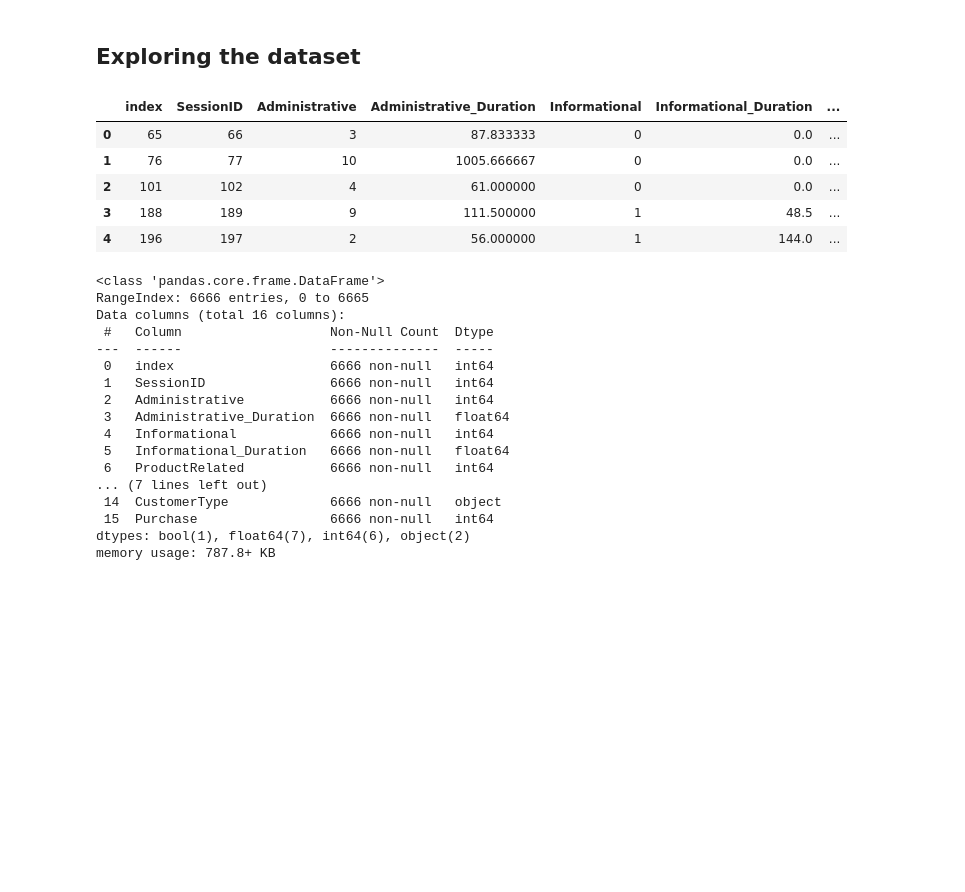
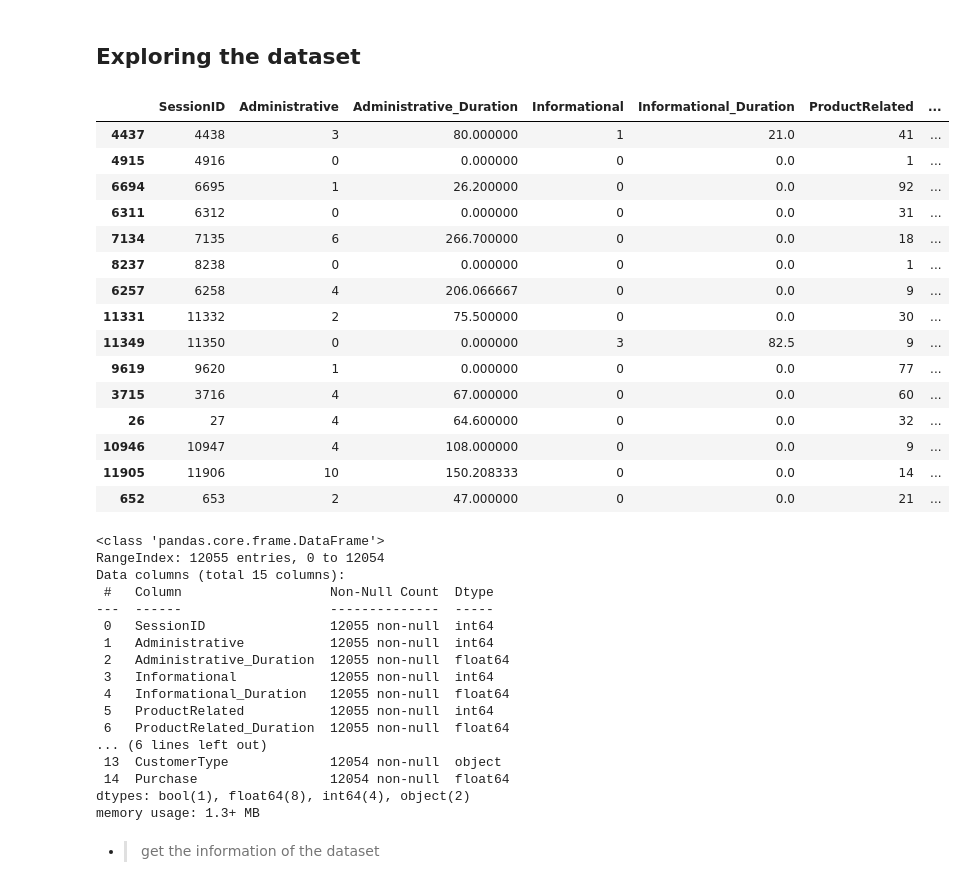
Before and after one commit to faris-agour/Predicting-Customer-Purchase, a Jupyter notebook: project.ipynb, the cells around one changed output. Cells and saved outputs as stored; diff of their text form; code cells hidden in the pictures; blank space fills up the shorter version.

Commit message:
feat: explore and clean the data

```diff
--- a/project.ipynb
+++ b/project.ipynb
@@ -6,35 +6,47 @@ import seaborn as sns
 # %% [markdown]
 ## Importing the dataset
 # %%
-df = pd.read_csv("CustomerPurchase.csv")
+df = pd.read_csv("online_shopping_session_data.csv")
 # %% [markdown]
 ## Exploring the dataset
 # %%
-df.head()
+df.sample(15)
 # %% [output]
-|  | index | SessionID | Administrative | Administrative_Duration | Informational | Informational_Duration | ... |
-| 0 | 65 | 66 | 3 | 87.833333 | 0 | 0.0 | ... |
-| 1 | 76 | 77 | 10 | 1005.666667 | 0 | 0.0 | ... |
-| 2 | 101 | 102 | 4 | 61.000000 | 0 | 0.0 | ... |
-| 3 | 188 | 189 | 9 | 111.500000 | 1 | 48.5 | ... |
-| 4 | 196 | 197 | 2 | 56.000000 | 1 | 144.0 | ... |
+|  | SessionID | Administrative | Administrative_Duration | Informational | Informational_Duration | ProductRelated | ... |
+| 4437 | 4438 | 3 | 80.000000 | 1 | 21.0 | 41 | ... |
+| 4915 | 4916 | 0 | 0.000000 | 0 | 0.0 | 1 | ... |
+| 6694 | 6695 | 1 | 26.200000 | 0 | 0.0 | 92 | ... |
+| 6311 | 6312 | 0 | 0.000000 | 0 | 0.0 | 31 | ... |
+| 7134 | 7135 | 6 | 266.700000 | 0 | 0.0 | 18 | ... |
+| 8237 | 8238 | 0 | 0.000000 | 0 | 0.0 | 1 | ... |
+| 6257 | 6258 | 4 | 206.066667 | 0 | 0.0 | 9 | ... |
+| 11331 | 11332 | 2 | 75.500000 | 0 | 0.0 | 30 | ... |
+| 11349 | 11350 | 0 | 0.000000 | 3 | 82.5 | 9 | ... |
+| 9619 | 9620 | 1 | 0.000000 | 0 | 0.0 | 77 | ... |
+| 3715 | 3716 | 4 | 67.000000 | 0 | 0.0 | 60 | ... |
+| 26 | 27 | 4 | 64.600000 | 0 | 0.0 | 32 | ... |
+| 10946 | 10947 | 4 | 108.000000 | 0 | 0.0 | 9 | ... |
+| 11905 | 11906 | 10 | 150.208333 | 0 | 0.0 | 14 | ... |
+| 652 | 653 | 2 | 47.000000 | 0 | 0.0 | 21 | ... |
 # %%
 df.info()
 # %% [output]
 <class 'pandas.core.frame.DataFrame'>
-RangeIndex: 6666 entries, 0 to 6665
-Data columns (total 16 columns):
+RangeIndex: 12055 entries, 0 to 12054
+Data columns (total 15 columns):
  #   Column                   Non-Null Count  Dtype
 ---  ------                   --------------  -----
- 0   index                    6666 non-null   int64
- 1   SessionID                6666 non-null   int64
- 2   Administrative           6666 non-null   int64
- 3   Administrative_Duration  6666 non-null   float64
- 4   Informational            6666 non-null   int64
- 5   Informational_Duration   6666 non-null   float64
- 6   ProductRelated           6666 non-null   int64
-... (7 lines left out)
- 14  CustomerType             6666 non-null   object
- 15  Purchase                 6666 non-null   int64
-dtypes: bool(1), float64(7), int64(6), object(2)
-memory usage: 787.8+ KB
+ 0   SessionID                12055 non-null  int64
+ 1   Administrative           12055 non-null  int64
+ 2   Administrative_Duration  12055 non-null  float64
+ 3   Informational            12055 non-null  int64
+ 4   Informational_Duration   12055 non-null  float64
+ 5   ProductRelated           12055 non-null  int64
+ 6   ProductRelated_Duration  12055 non-null  float64
+... (6 lines left out)
+ 13  CustomerType             12054 non-null  object
+ 14  Purchase                 12054 non-null  float64
+dtypes: bool(1), float64(8), int64(4), object(2)
+memory usage: 1.3+ MB
+# %% [markdown]
+- > get the information of the dataset
```
Also changed, not shown: parts of 48 cells of this notebook.
